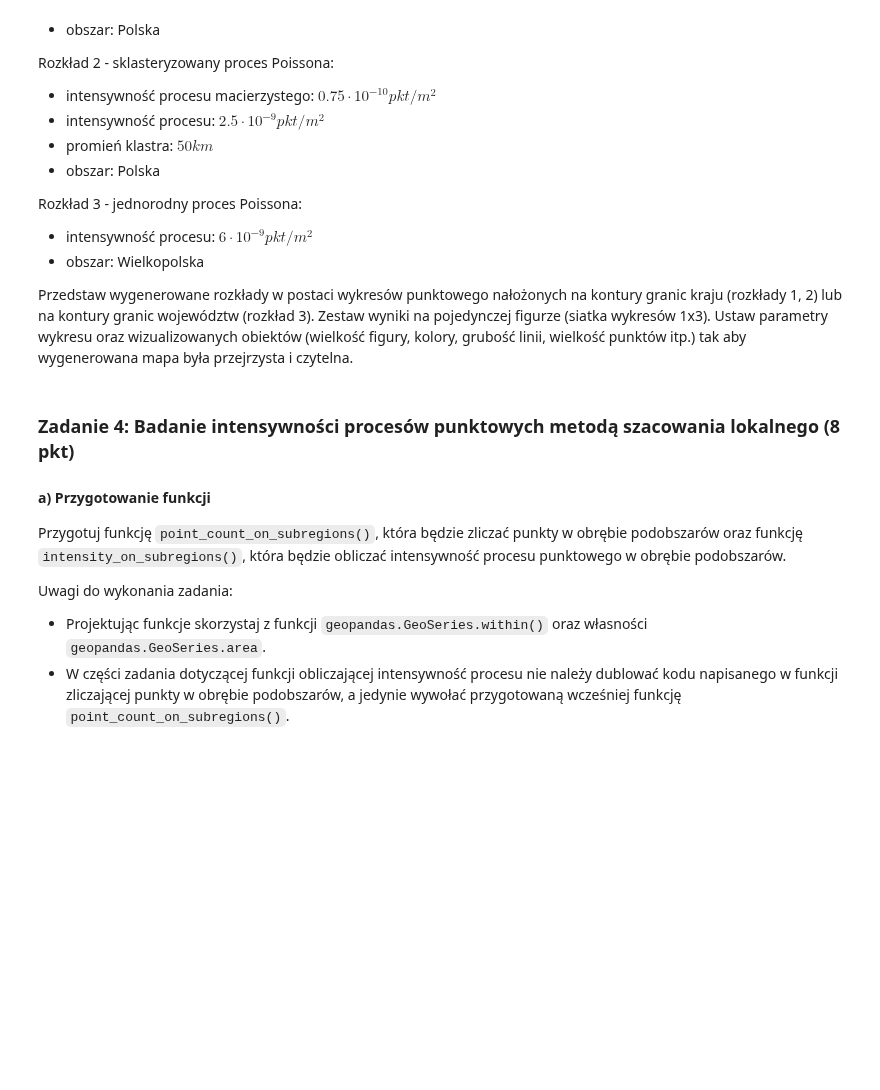
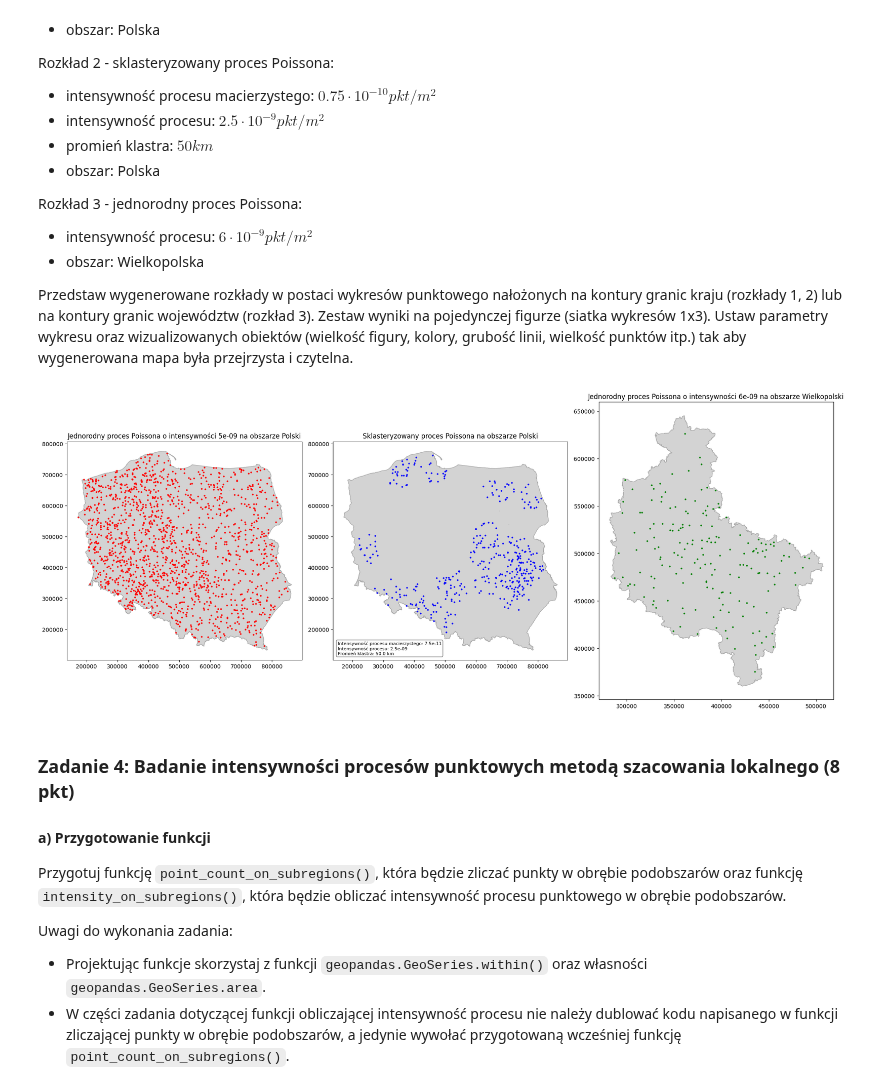
Before and after one commit to kubanskan/ADP, a Jupyter notebook: ZZ8-AnalizaZpakietami2/ZZ08.ipynb, the cells around one changed output. Saved outputs shown, nothing was run; the diff lists cells and outputs as text; code cells hidden in the pictures; blank space fills up the shorter version.

```diff
--- a/ZZ8-AnalizaZpakietami2/ZZ08.ipynb
+++ b/ZZ8-AnalizaZpakietami2/ZZ08.ipynb
@@ -187,7 +187,7 @@ assert list(powiaty.columns) == ['Nazwa', 'geometry']
 # %%
 # Województwa
 # YOUR CODE HERE
-wojewodztwa = data.dissolve('woj',sum)
+wojewodztwa = data.dissolve('woj','sum')
 # %%
 wojewodztwa.head()
 wojewodztwa.reset_index(inplace=True)
@@ -202,7 +202,7 @@ assert list(wojewodztwa.columns) == ['Nazwa', 'geometry']
 # %%
 # Kraj
 # YOUR CODE HERE
-kraj = data.dissolve(aggfunc=sum)
+kraj = data.dissolve(aggfunc='sum')
 # %%
 kraj['Nazwa'] = 'Polska'
 kraj = kraj[['Nazwa','geometry']]
@@ -358,7 +380,38 @@ Rozkład 3 - jednorodny proces Poissona:
 Przedstaw wygenerowane rozkłady w postaci wykresów punktowego nałożonych na kontury granic kraju (rozkłady 1, 2) lub na kontury granic województw (rozkład 3). Zestaw wyniki na pojedynczej figurze (siatka wykresów 1x3). Ustaw parametry wykresu oraz wizualizowanych obiektów (wielkość figury, kolory, grubość linii, wielkość punktów itp.) tak aby wygenerowana mapa była przejrzysta i czytelna.
 # %%
 # YOUR CODE HERE
-raise NotImplementedError()
+fig, ax = plt.subplots(1, 3, figsize=(20, 10))  # 1 rząd, 2 kolumny
+
+# Homogeneous Poisson - Polska
+intensity = 5e-9
+points_in_poland = homogeneous_poisson_on_polygon(intensity, kraj)
+kraj.plot(ax=ax[0], color='lightgrey', linewidth=1,edgecolor='darkgrey')
+points_in_poland.plot(ax=ax[0], color='red', markersize=4)
+ax[0].set_title('Jednorodny proces Poissona o intensywności {} na obszarze Polski'.format(intensity))
+
+# Clustered Poisson - Polska
+parent_intensity = 0.75e-10
+daughter_intensity = 2.5e-9
+cluster_radius = 50000
+clustered_points_in_poland = clustered_poisson_on_polygon(parent_intensity, daughter_intensity, cluster_radius, kraj)
+kraj.plot(ax=ax[1], color='lightgrey', linewidth=1,edgecolor='darkgrey')
+clustered_points_in_poland.plot(ax=ax[1], color='blue', markersize=4)
+ax[1].set_title('Sklasteryzowany proces Poissona na obszarze Polski')
+text = f'Intensywność procesu macierzystego: {parent_intensity}\nIntensywność procesu: {daughter_intensity}\nPromień klastra: {cluster_radius/1000} km'
+ax[1].text(0.02, 0.02, text, transform=ax[1].transAxes, fontsize=8,
+           verticalalignment='bottom', bbox=dict(boxstyle='round', facecolor='white', alpha=0.5))
+
+# Homogeneous Poisson - Wielkopolska
+intensity2 = 6e-9
+wielkopolska = wojewodztwa[wojewodztwa['Nazwa'] == 'wielkopolskie']
+points_wielkopolska = homogeneous_poisson_on_polygon(intensity2,wielkopolska)
+wielkopolska.plot(ax=ax[2],color='lightgrey', linewidth=1,edgecolor='darkgrey')
+points_wielkopolska.plot(ax=ax[2], color = 'green', markersize = 4)
+ax[2].set_title('Jednorodny proces Poissona o intensywności {} na obszarze Wielkopolski'.format(intensity2))
+
+plt.tight_layout()
+# %% [output]
+[figure, added]
 # %% [markdown]
 ### Zadanie 4: Badanie intensywności procesów punktowych metodą szacowania lokalnego  (8 pkt)
 
```
Also changed, not shown: parts of 2 cells of this notebook.
